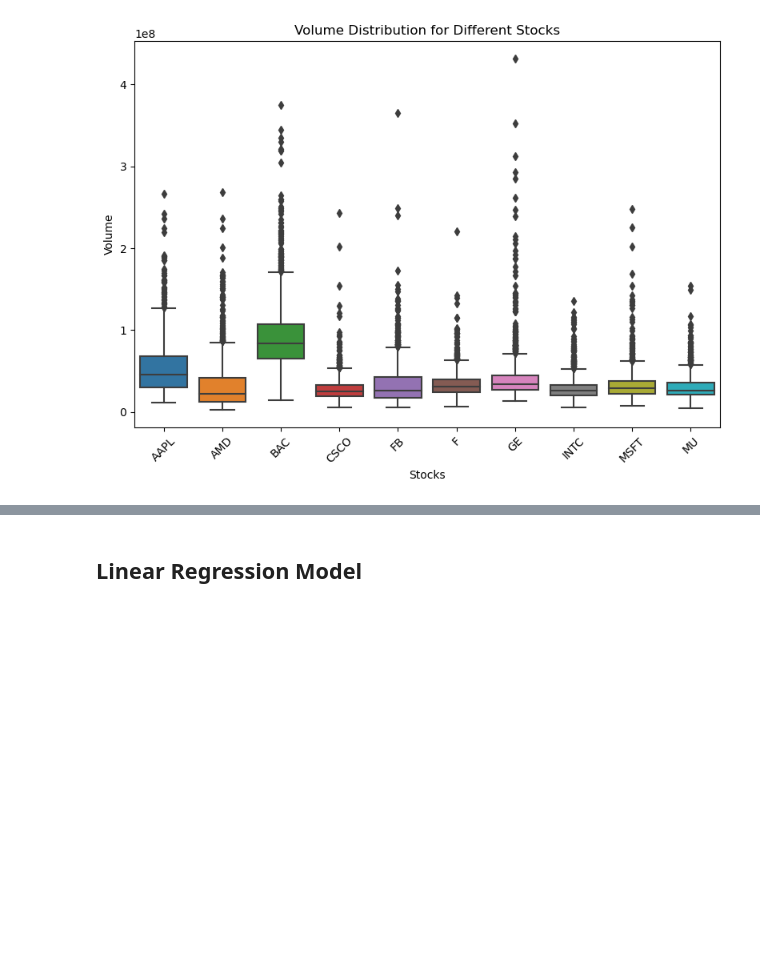
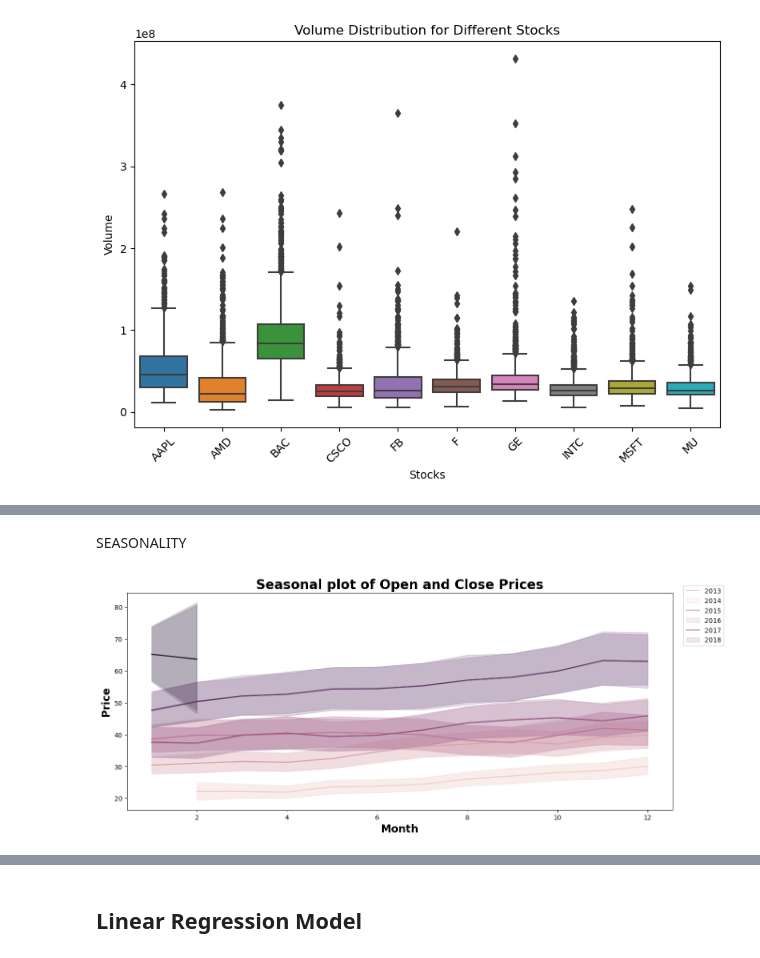
Before and after one commit to paarthvisharma/StockPricePrediction, a Jupyter notebook: StockPrediction.ipynb, the cells around one changed output, grey strips where cells are left out. Drawn from its saved outputs; the diff is of its cells as text; code cells hidden in the pictures; blank space fills up the shorter version.

Commit message:
EDA2(Seasonality and Coeff-comparision

```diff
--- a/StockPrediction.ipynb
+++ b/StockPrediction.ipynb
@@ -255,0 +300,30 @@ plt.show()
+# %% [markdown]
+SEASONALITY
+# %%
+# Set the variable to plot
+variables = ['open', 'close']  # Assuming 'open' and 'close' are the column names for opening and closing prices
+
+# Convert 'Date' column to datetime if it's not already in datetime format
+filtered_df = filtered_df.copy()  # Create a copy to avoid warnings while modifying the original DataFrame
+filtered_df['date'] = pd.to_datetime(filtered_df['date'])
+
+# Extract month and year information using .dt accessor with .loc to set values
+filtered_df.loc[:, 'Month'] = filtered_df['date'].dt.month
+filtered_df.loc[:, 'Year'] = filtered_df['date'].dt.year
+
+# Create a figure for the seasonal line plot for both 'Open' and 'Close' prices
+plt.figure(figsize=(15, 6))
+
+# Plot the seasonal line plot for both 'Open' and 'Close' prices
+for variable in variables:
+    snd.lineplot(data=filtered_df, x='Month', y=variable, hue='Year')
+
+# Format the plot
+plt.title('Seasonal plot of Open and Close Prices', fontsize=20, loc='center', fontweight='bold')
+plt.xlabel('Month', fontsize=16, fontweight='bold')
+plt.ylabel('Price', fontsize=16, fontweight='bold')
+plt.legend(labels=[str(year) for year in filtered_df['Year'].unique()], bbox_to_anchor=(1.1, 1.05))
+
+plt.show()
+# %% [output]
+[figure, added]
```
Also changed, not shown: parts of 7 cells of this notebook.
